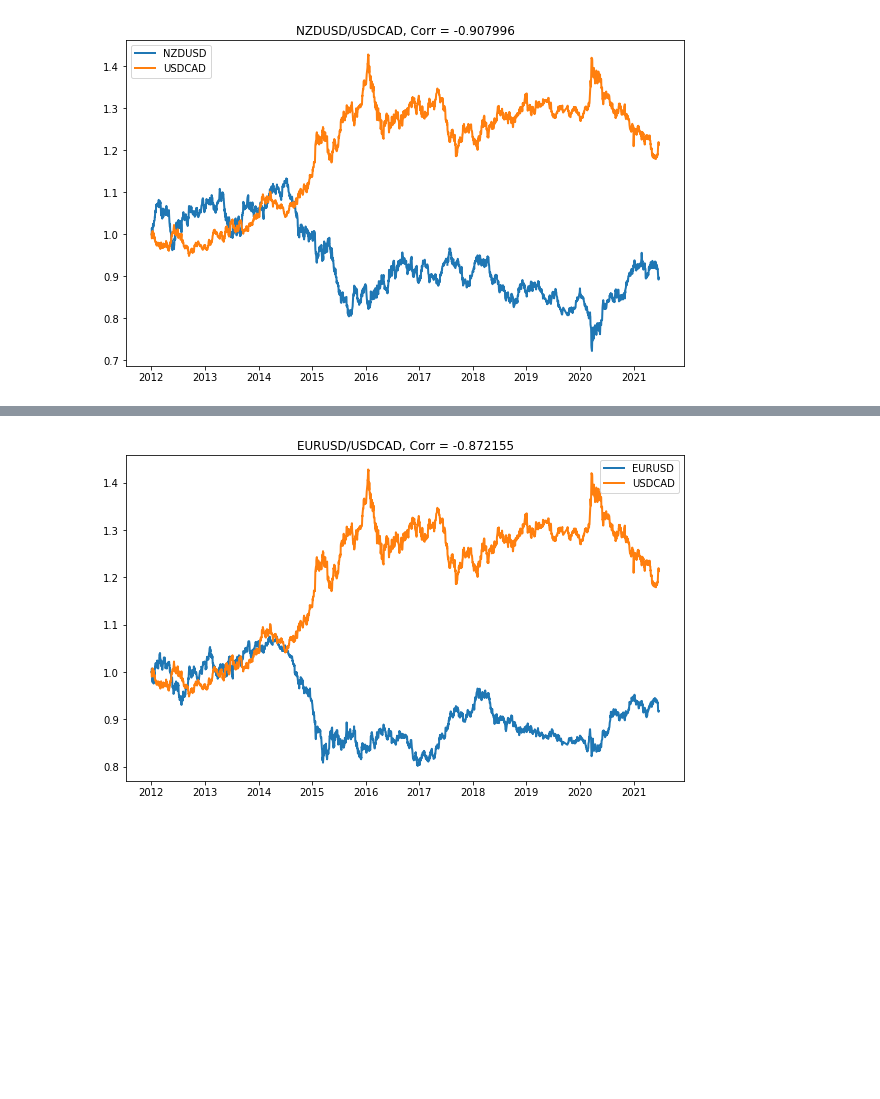
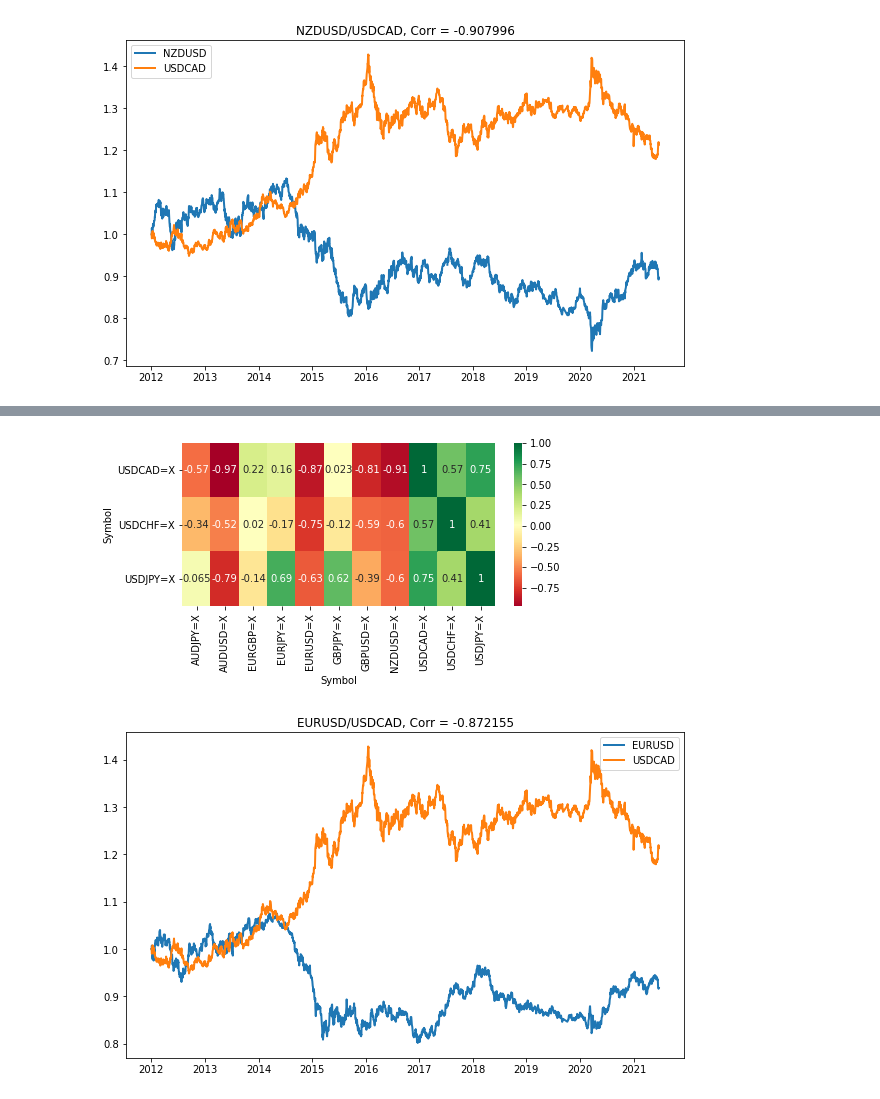
Before and after one commit to tutalae/practice-for-analysing-and-predict-the-price-of-crypto-currency, a Jupyter notebook: 5Forex_Uncorr.ipynb, the cells around one changed output, grey strips where cells are left out. Saved outputs shown, nothing was run; the diff lists cells and outputs as text; code cells hidden in the pictures; blank space fills up the shorter version.

```diff
--- a/5Forex_Uncorr.ipynb
+++ b/5Forex_Uncorr.ipynb
@@ -159,5 +137,7 @@ plt.show()
 [figure]
 # %%
 # 3. EURUSD=X -0.872155
-corr_df.nsmallest(3, "EURUSD=X")
+uncorr3 = corr_df.nsmallest(3, "EURUSD=X")
+fig, ax = plt.subplots(figsize=(7,3))
+ax = seaborn.heatmap(uncorr3, annot=True, cmap="RdYlGn")
 # %% [output]
@@ -169,3 +144,4 @@ corr_df.nsmallest(3, "EURUSD=X")
+[figure, added]
 # %%
 fig, ax = plt.subplots(figsize=(10,6))
 
```
Also changed, not shown: parts of 8 cells of this notebook.
